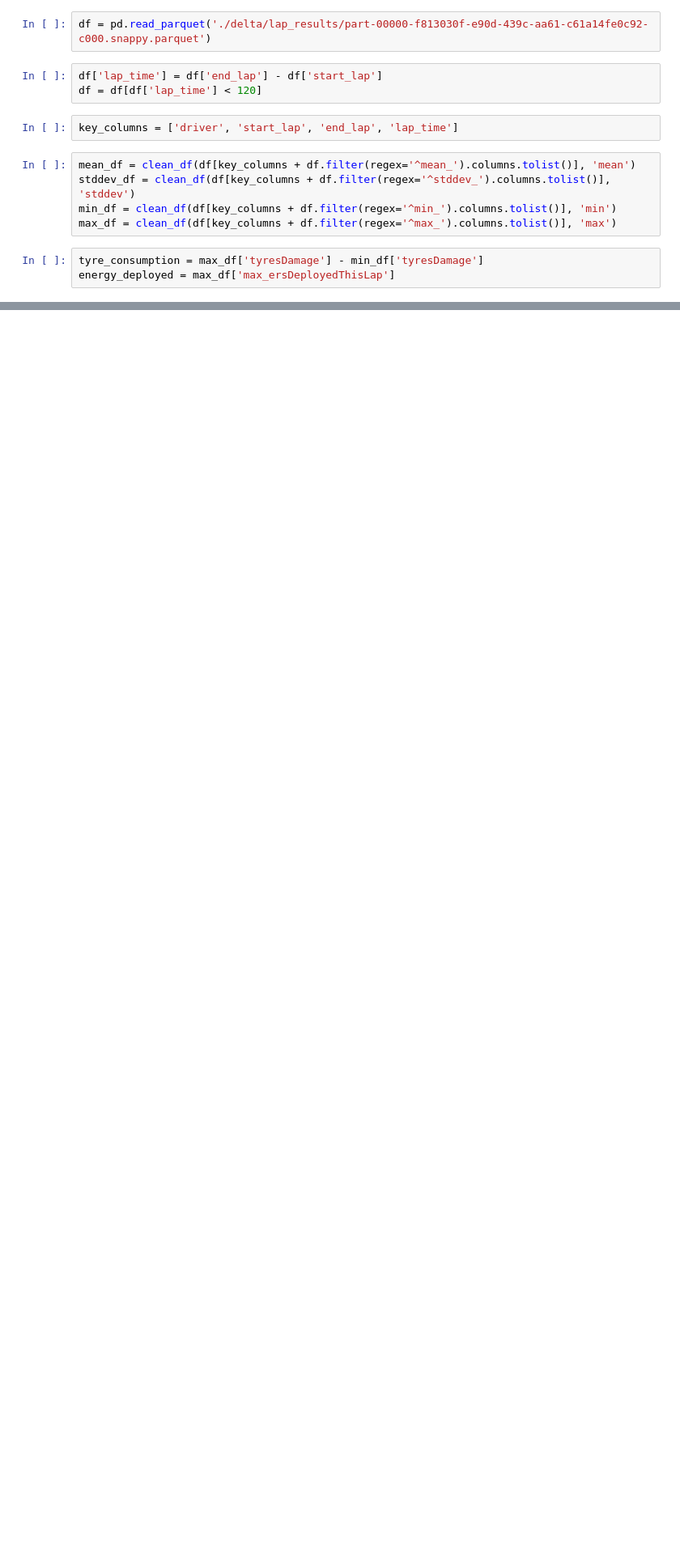
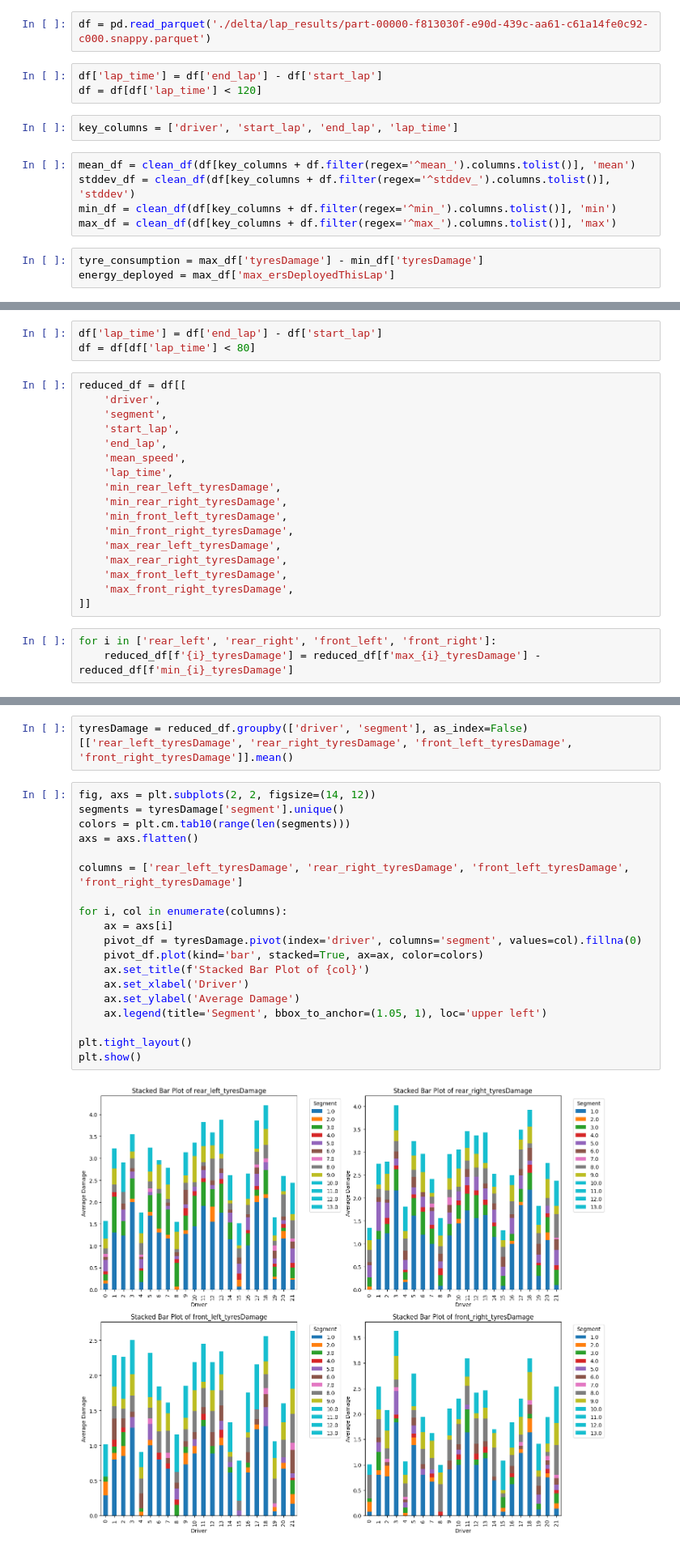
Before and after one commit to IFibla/bdmta-tfm, a Jupyter notebook: data-managment/check_table.ipynb, the cells around one changed output, grey strips where cells are left out. Shown at 81% size. Cells and saved outputs as stored; diff of their text form; blank space fills up the shorter version.

```diff
--- a/data-managment/check_table.ipynb
+++ b/data-managment/check_table.ipynb
@@ -97,0 +63,23 @@ for i in b:
+# %%
+df['lap_time'] = df['end_lap'] - df['start_lap']
+df = df[df['lap_time'] < 80]
+# %%
+reduced_df = df[[
+    'driver',
+    'segment',
+    'start_lap',
+    'end_lap',
+    'mean_speed',
+    'lap_time',
+    'min_rear_left_tyresDamage',
+    'min_rear_right_tyresDamage',
+    'min_front_left_tyresDamage',
+    'min_front_right_tyresDamage',
+    'max_rear_left_tyresDamage',
+    'max_rear_right_tyresDamage',
+    'max_front_left_tyresDamage',
+    'max_front_right_tyresDamage',
+]]
+# %%
+for i in ['rear_left', 'rear_right', 'front_left', 'front_right']:
+    reduced_df[f'{i}_tyresDamage'] = reduced_df[f'max_{i}_tyresDamage'] - reduced_df[f'min_{i}_tyresDamage']
@@ -97,0 +107,23 @@ for i in b:
+# %%
+tyresDamage = reduced_df.groupby(['driver', 'segment'], as_index=False)[['rear_left_tyresDamage', 'rear_right_tyresDamage', 'front_left_tyresDamage', 'front_right_tyresDamage']].mean()
+# %%
+fig, axs = plt.subplots(2, 2, figsize=(14, 12))
+segments = tyresDamage['segment'].unique()
+colors = plt.cm.tab10(range(len(segments)))
+axs = axs.flatten()
+
+columns = ['rear_left_tyresDamage', 'rear_right_tyresDamage', 'front_left_tyresDamage', 'front_right_tyresDamage']
+
+for i, col in enumerate(columns):
+    ax = axs[i]
+    pivot_df = tyresDamage.pivot(index='driver', columns='segment', values=col).fillna(0)
+    pivot_df.plot(kind='bar', stacked=True, ax=ax, color=colors)
+    ax.set_title(f'Stacked Bar Plot of {col}')
+    ax.set_xlabel('Driver')
+    ax.set_ylabel('Average Damage')
+    ax.legend(title='Segment', bbox_to_anchor=(1.05, 1), loc='upper left')
+
+plt.tight_layout()
+plt.show()
+# %% [output]
+[figure, added]
```
Also changed, not shown: parts of 13 cells of this notebook, 6 other files.
